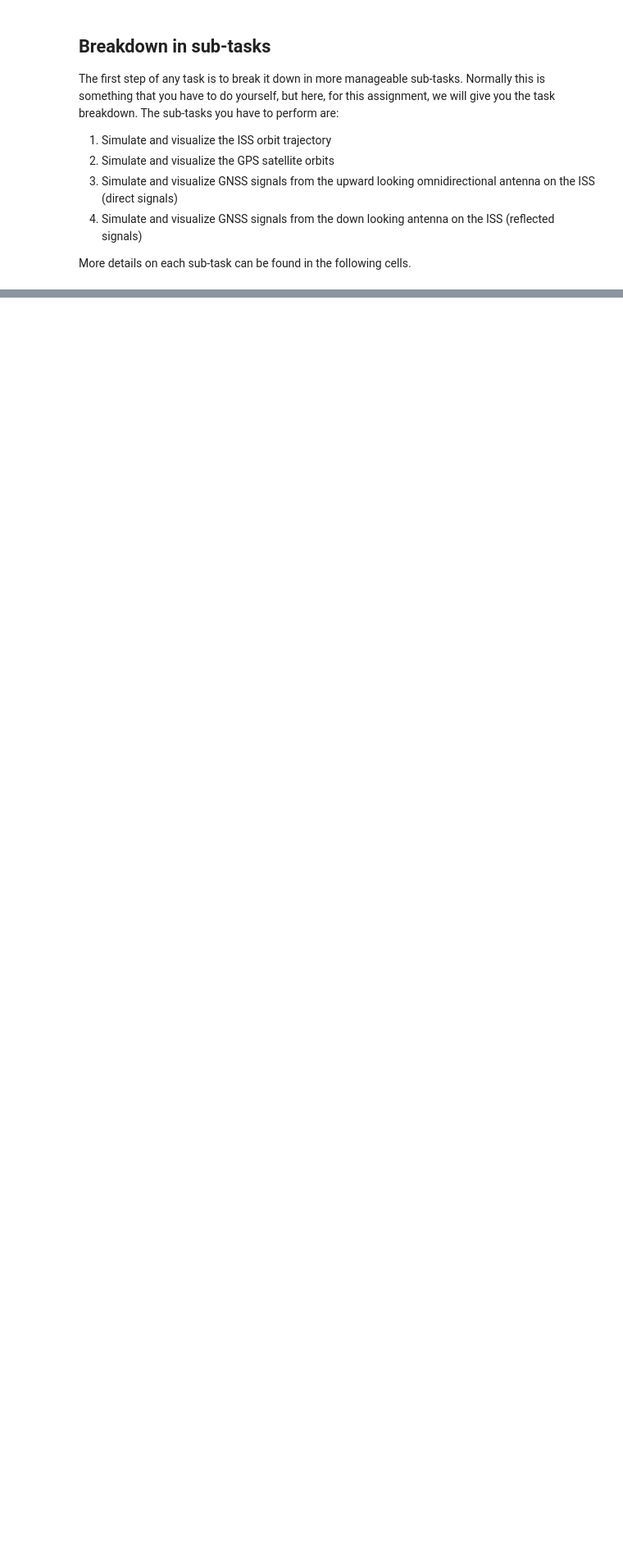
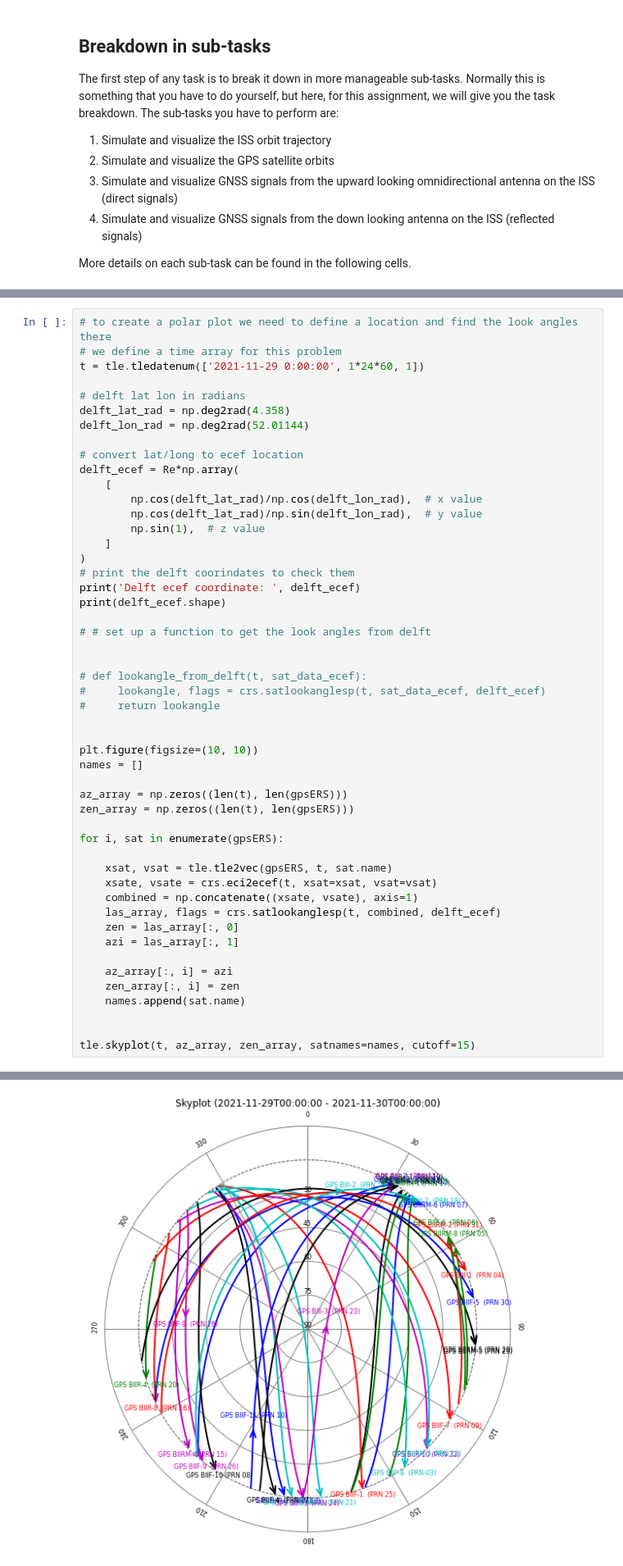
Before and after one commit to pratyush1611/CIE4604_Assignments, a Jupyter notebook: Assignment2/Assignment2.ipynb, the cells around one changed output, grey strips where cells are left out. Shown at 82% size. Drawn from its saved outputs; the diff is of its cells as text; blank space fills up the shorter version.

```diff
--- a/Assignment2/Assignment2.ipynb
+++ b/Assignment2/Assignment2.ipynb
@@ -121,0 +244,51 @@ You may use a period of one day for these plots.
+# %%
+# to create a polar plot we need to define a location and find the look angles there
+# we define a time array for this problem
+t = tle.tledatenum(['2021-11-29 0:00:00', 1*24*60, 1])
+
+# delft lat lon in radians
+delft_lat_rad = np.deg2rad(4.358)
+delft_lon_rad = np.deg2rad(52.01144)
+
+# convert lat/long to ecef location
+delft_ecef = Re*np.array(
+    [
+        np.cos(delft_lat_rad)/np.cos(delft_lon_rad),  # x value
+        np.cos(delft_lat_rad)/np.sin(delft_lon_rad),  # y value
+        np.sin(1),  # z value
+    ]
+)
+# print the delft coorindates to check them
+print('Delft ecef coordinate: ', delft_ecef)
+print(delft_ecef.shape)
+
+# # set up a function to get the look angles from delft
+
+
+# def lookangle_from_delft(t, sat_data_ecef):
+#     lookangle, flags = crs.satlookanglesp(t, sat_data_ecef, delft_ecef)
+#     return lookangle
+
+
+plt.figure(figsize=(10, 10))
+names = []
+
+az_array = np.zeros((len(t), len(gpsERS)))
+zen_array = np.zeros((len(t), len(gpsERS)))
+
+for i, sat in enumerate(gpsERS):
+
+    xsat, vsat = tle.tle2vec(gpsERS, t, sat.name)
+    xsate, vsate = crs.eci2ecef(t, xsat=xsat, vsat=vsat)
+    combined = np.concatenate((xsate, vsate), axis=1)
+    las_array, flags = crs.satlookanglesp(t, combined, delft_ecef)
+    zen = las_array[:, 0]
+    azi = las_array[:, 1]
+
+    az_array[:, i] = azi
+    zen_array[:, i] = zen
+    names.append(sat.name)
+
+
+tle.skyplot(t, az_array, zen_array, satnames=names, cutoff=15)
+# %% [output]
@@ -121,0 +297 @@ You may use a period of one day for these plots.
+[figure, added]
```
Also changed, not shown: parts of 33 cells of this notebook, 6 other files.
